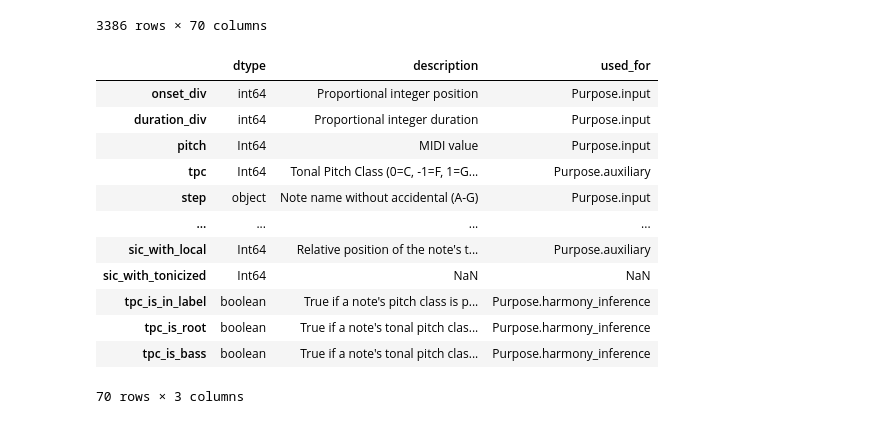
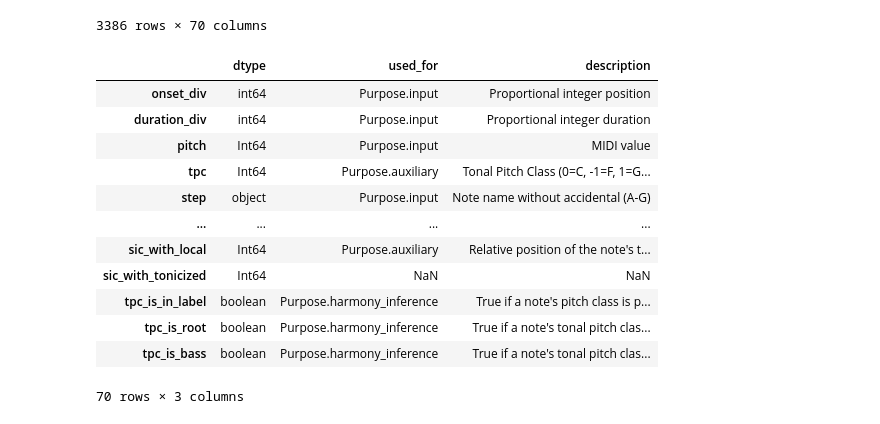
Before and after one commit to johentsch/AugmentedNet, a Jupyter notebook: notebooks/create_pitch_arrays.ipynb, the cells around one changed output. Saved outputs shown, nothing was run; the diff lists cells and outputs as text; code cells hidden in the pictures.

```diff
--- a/notebooks/create_pitch_arrays.ipynb
+++ b/notebooks/create_pitch_arrays.ipynb
@@ -264,44 +264,44 @@ spec_specs = dict(
     tonicized_tpc = dict(
         description = f"Root of the tonicized key expressed as {tpc_description}",
         used_for = Purpose.auxiliary,
     ),
     sic_with_local = dict(
         description = "Relative position of the note's tonal pitch class in the local key, expressed as "
                       "Specific Interval Class (0=unison, -1=+P4/-P5, 3=+M6/-m3, etc.)",
         used_for = Purpose.auxiliary,
     ),
     tpc_is_in_label = dict(
         description = "True if a note's pitch class is part of the harmony label",
         used_for = Purpose.harmony_inference,
     ),
     tpc_is_root = dict(
         description = "True if a note's tonal pitch class is the harmony label's root",
         used_for = Purpose.harmony_inference,
     ),
     tpc_is_bass = dict(
         description = "True if a note's tonal pitch class is the harmony label's bass",
         used_for = Purpose.harmony_inference,
     ),
 )
 
 specs = labeled_pitch_array.dtypes.rename("dtype")
 specs_df = pd.concat([
     specs,
     pd.DataFrame.from_dict(spec_specs, orient="index")
-], axis=1)
+], axis=1)[["dtype", "used_for", "description"]]
 specs_df.to_csv("labeld_pitch_array_specs.csv", index=True)
 specs_df
 # %% [output]
-|  | dtype | description | used_for |
-| onset_div | int64 | Proportional integer position | Purpose.input |
-| duration_div | int64 | Proportional integer duration | Purpose.input |
-| pitch | Int64 | MIDI value | Purpose.input |
-| tpc | Int64 | Tonal Pitch Class (0=C, -1=F, 1=G... | Purpose.auxiliary |
-| step | object | Note name without accidental (A-G) | Purpose.input |
+|  | dtype | used_for | description |
+| onset_div | int64 | Purpose.input | Proportional integer position |
+| duration_div | int64 | Purpose.input | Proportional integer duration |
+| pitch | Int64 | Purpose.input | MIDI value |
+| tpc | Int64 | Purpose.auxiliary | Tonal Pitch Class (0=C, -1=F, 1=G... |
+| step | object | Purpose.input | Note name without accidental (A-G) |
 | ... | ... | ... | ... |
-| sic_with_local | Int64 | Relative position of the note's t... | Purpose.auxiliary |
+| sic_with_local | Int64 | Purpose.auxiliary | Relative position of the note's t... |
 | sic_with_tonicized | Int64 | NaN | NaN |
-| tpc_is_in_label | boolean | True if a note's pitch class is p... | Purpose.harmony_inference |
-| tpc_is_root | boolean | True if a note's tonal pitch clas... | Purpose.harmony_inference |
-| tpc_is_bass | boolean | True if a note's tonal pitch clas... | Purpose.harmony_inference |
+| tpc_is_in_label | boolean | Purpose.harmony_inference | True if a note's pitch class is p... |
+| tpc_is_root | boolean | Purpose.harmony_inference | True if a note's tonal pitch clas... |
+| tpc_is_bass | boolean | Purpose.harmony_inference | True if a note's tonal pitch clas... |
 70 rows × 3 columns
```
Also changed, not shown: 3 other files.
